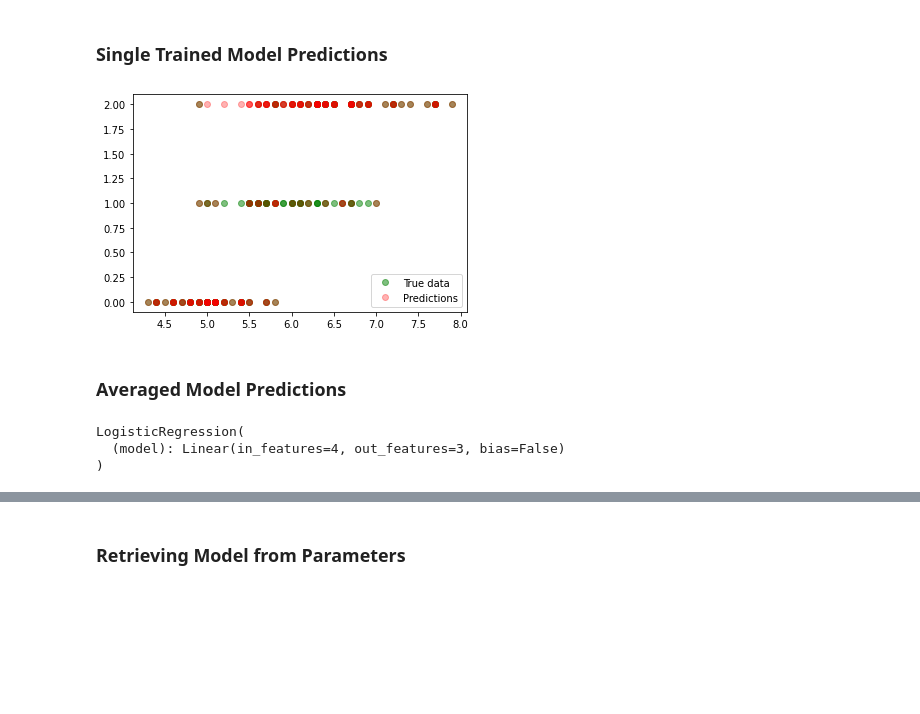
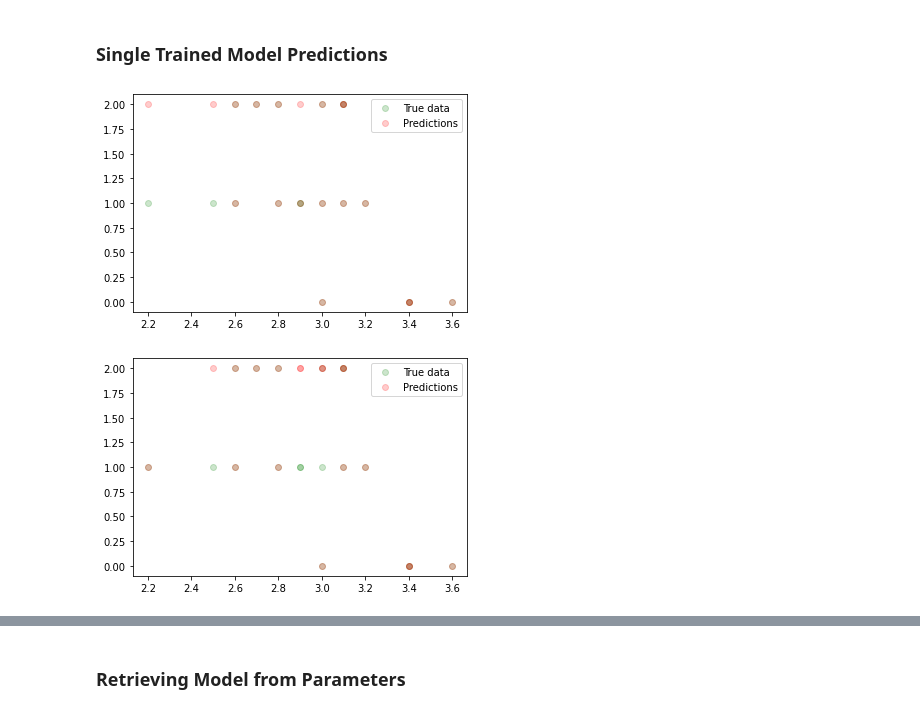
Before and after one commit to secureailabs/datascience, a Jupyter notebook: notebooks/Logistic Regression/LogRv1.ipynb, the cells around one changed output, grey strips where cells are left out. Saved outputs shown, nothing was run; the diff lists cells and outputs as text; code cells hidden in the pictures; blank space fills up the shorter version.

```diff
--- a/notebooks/Logistic Regression/LogRv1.ipynb
+++ b/notebooks/Logistic Regression/LogRv1.ipynb
@@ -60,31 +74,20 @@ print_graph(predicted, x_train, y_train)
 # %% [markdown]
 ### Single Trained Model Predictions
-# %%
-from sail_safe_functions.machine_learning.utilities.ModelTrain import ModelTrain
-from sail_safe_functions.machine_learning.utilities.ModelUtility import ModelUtility
-
-#Train a single model on a single SCN
-trained_model= ModelTrain.run(epochs, data_federation[0], learn_rate, starting_model, criterion, optimizer)
-predicted = trained_model(x_train)
-
-print_graph(predicted, x_train, y_train)
-# %% [output]
-[figure, removed]
-# %% [markdown]
-### Averaged Model Predictions
 # %%
-from sail_safe_functions.machine_learning.utilities.ModelAverage import ModelAverage
+from sail_safe_functions.machine_learning.ModelTrain import ModelTrain
 
 trained_models = []
-avg_model = trained_model
+avg_model = starting_model
+epochs = 1000
 
 # Train a model with every member of our data federation
 for j in range(len(data_federation)):
     trained_models.append(ModelTrain.run(epochs, data_federation[j], learn_rate, avg_model, criterion, optimizer))
-avg_model = ModelAverage.run(trained_models)
+avg_model
 
-avg_model
+for model in trained_models:
+    predicted = model(x_test)
+    print_graph(predicted, x_test, y_test)
 # %% [output]
-LogisticRegression(
-  (model): Linear(in_features=4, out_features=3, bias=False)
-)
+[figure, added]
+[figure, added]
```
Also changed, not shown: parts of 8 cells of this notebook, 13 other files.
